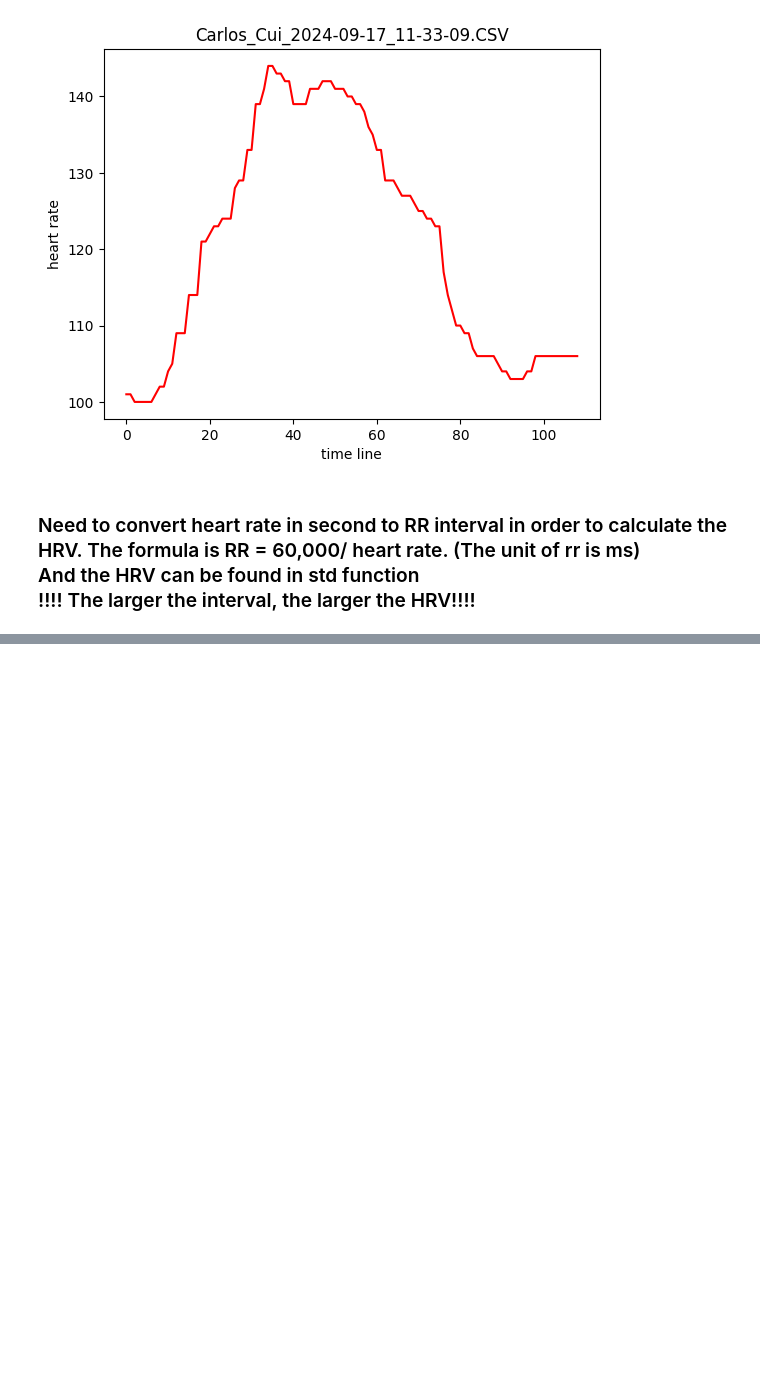
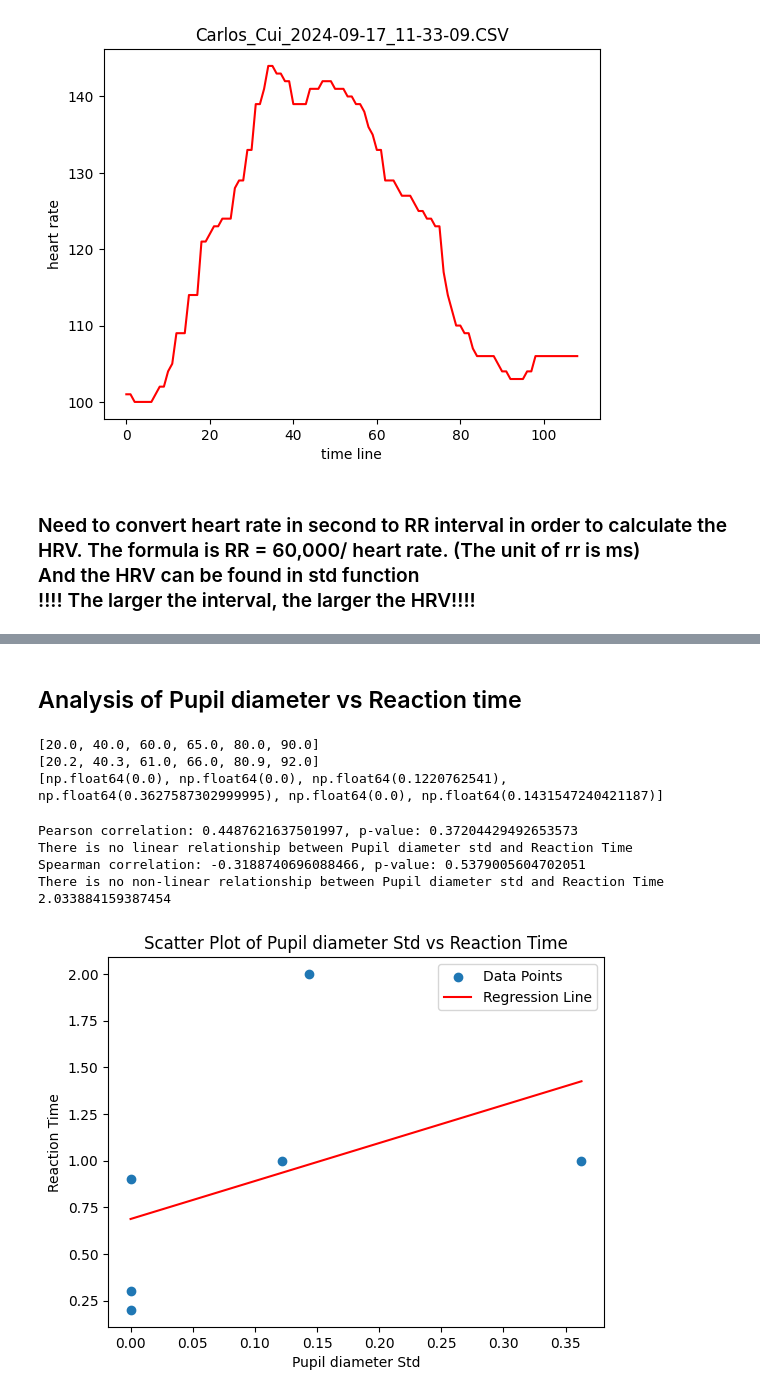
Before and after one commit to CarlosShaoting/705Group4, a Jupyter notebook: data_processing.ipynb, the cells around one changed output, grey strips where cells are left out. Drawn from its saved outputs; the diff is of its cells as text; code cells hidden in the pictures; blank space fills up the shorter version.

```diff
--- a/data_processing.ipynb
+++ b/data_processing.ipynb
@@ -143,3 +160,74 @@ Covariance Type:            nonrobust
 
 Notes:
 [1] Standard Errors assume that the covariance matrix of the errors is correctly specified.
+# %% [markdown]
+## Analysis of Pupil diameter vs Reaction time
+# %%
+import json
+file = open('log_2024-09-24_15-49-05.json', 'r')
+data = json.load(file)
+file.close()
+time_pl_pr = [list(entry.values()) for entry in data]
+time_pl_pr = np.array(time_pl_pr)
+# no -1, -1
+time_pl_pr = time_pl_pr[(time_pl_pr[:, 1] != -1) & (time_pl_pr[:, 2] != -1)]
+#print(time_pl_pr)
+def get_pupil_variance(event_time, end_time, data):
+    list_within_event_react = data[(event_time<=data[:, 0]) & (data[:, 0]<=end_time)]
+    #print(list_within_event_react)
+    avg_p_size = [(x[1] + x[2])/2 for x in list_within_event_react]
+    return (np.std(avg_p_size))
+
+
+get_pupil_variance(1, 2, time_pl_pr)
+get_pupil_variance(2, 3, time_pl_pr)
+print(events)
+print(reacted_time)
+pupil_stds = []
+for i in range(len(events)):
+    pupil_stds.append(get_pupil_variance(events[i], reacted_time[i], time_pl_pr))
+print(pupil_stds)
+# %% [output]
+[20.0, 40.0, 60.0, 65.0, 80.0, 90.0]
+[20.2, 40.3, 61.0, 66.0, 80.9, 92.0]
+[np.float64(0.0), np.float64(0.0), np.float64(0.1220762541), np.float64(0.3627587302999995), np.float64(0.0), np.float64(0.1431547240421187)]
+# %%
+import numpy as np
+import matplotlib.pyplot as plt
+from scipy.stats import pearsonr, spearmanr
+
+
+corr, p_value = pearsonr(pupil_stds, reactions_time)
+print(f'Pearson correlation: {corr}, p-value: {p_value}')
+if p_value >= 0.05:
+    print("There is no linear relationship between Pupil diameter std and Reaction Time")
+else:
+    print("There has linear relationship between Pupil diameter std and Reaction Time")
+
+corr, p_value = spearmanr(hrv_list, reactions_time)
+print(f'Spearman correlation: {corr}, p-value: {p_value}')
+if p_value >= 0.05:
+    print("There is no non-linear relationship between Pupil diameter std and Reaction Time")
+else:
+    print("There has non-linear relationship between Pupil diameter std and Reaction Time")
+
+plt.scatter(pupil_stds, reactions_time, label='Data Points')
+plt.xlabel('Pupil diameter Std')
+plt.ylabel('Reaction Time')
+plt.title('Scatter Plot of Pupil diameter Std vs Reaction Time')
+
+slope, intercept = np.polyfit(pupil_stds, reactions_time, 1)
+x_fit = np.linspace(min(pupil_stds), max(pupil_stds), 100)
+#print(slope)
+y_fit = slope * x_fit + intercept
+
+plt.plot(x_fit, y_fit, color='red', label='Regression Line')
+plt.legend()
+plt.show()
+# %% [output]
+Pearson correlation: 0.4487621637501997, p-value: 0.37204429492653573
+There is no linear relationship between Pupil diameter std and Reaction Time
+Spearman correlation: -0.3188740696088466, p-value: 0.5379005604702051
+There is no non-linear relationship between Pupil diameter std and Reaction Time
+2.033884159387454
+[figure, added]
```
Also changed, not shown: parts of 7 cells of this notebook, 2 other files.
